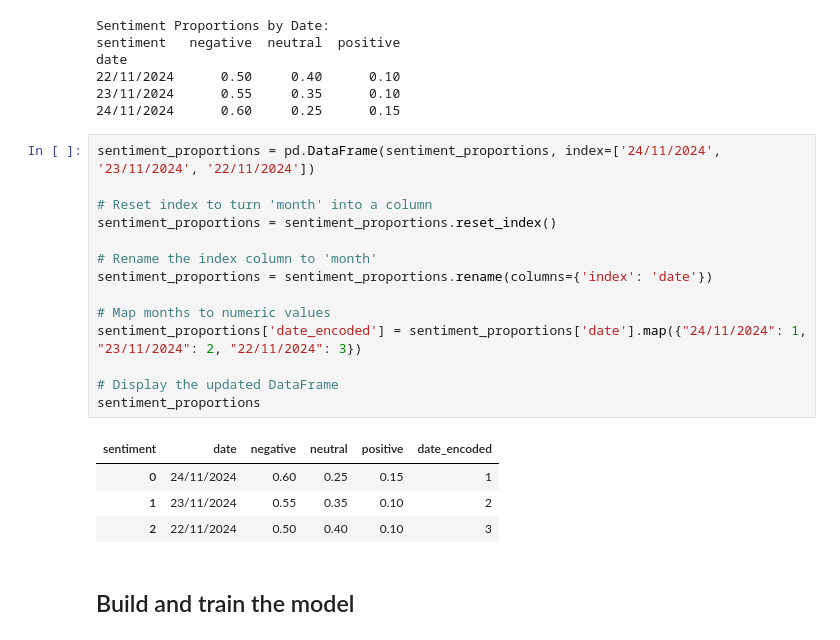
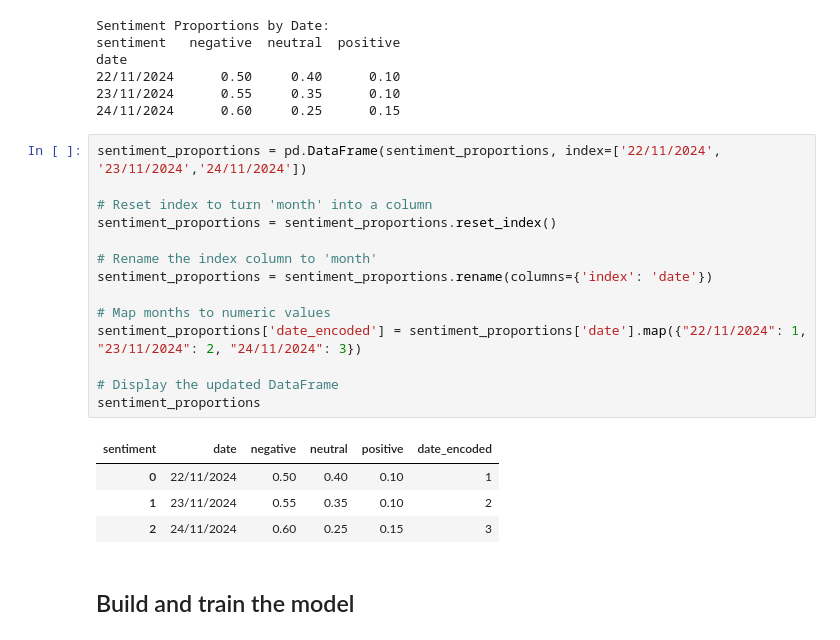
Before and after one commit to elz-ming/ccbd_ui, a Jupyter notebook: api/task6-prediction.ipynb, the cells around one changed output. Drawn from its saved outputs; the diff is of its cells as text.

```diff
--- a/api/task6-prediction.ipynb
+++ b/api/task6-prediction.ipynb
@@ -35,24 +32,24 @@ date
 23/11/2024      0.55     0.35      0.10
 24/11/2024      0.60     0.25      0.15
 # %%
-sentiment_proportions = pd.DataFrame(sentiment_proportions, index=['24/11/2024', '23/11/2024', '22/11/2024'])
+sentiment_proportions = pd.DataFrame(sentiment_proportions, index=['22/11/2024', '23/11/2024','24/11/2024'])
 
 # Reset index to turn 'month' into a column
 sentiment_proportions = sentiment_proportions.reset_index()
 
 # Rename the index column to 'month'
 sentiment_proportions = sentiment_proportions.rename(columns={'index': 'date'})
 
 # Map months to numeric values
-sentiment_proportions['date_encoded'] = sentiment_proportions['date'].map({"24/11/2024": 1, "23/11/2024": 2, "22/11/2024": 3})
+sentiment_proportions['date_encoded'] = sentiment_proportions['date'].map({"22/11/2024": 1, "23/11/2024": 2, "24/11/2024": 3})
 
 # Display the updated DataFrame
 sentiment_proportions
 # %% [output]
 | sentiment | date | negative | neutral | positive | date_encoded |
-| 0 | 24/11/2024 | 0.60 | 0.25 | 0.15 | 1 |
+| 0 | 22/11/2024 | 0.50 | 0.40 | 0.10 | 1 |
 | 1 | 23/11/2024 | 0.55 | 0.35 | 0.10 | 2 |
-| 2 | 22/11/2024 | 0.50 | 0.40 | 0.10 | 3 |
+| 2 | 24/11/2024 | 0.60 | 0.25 | 0.15 | 3 |
 # %% [markdown]
 ## Build and train the model
 # %%
```
Also changed, not shown: parts of 3 cells of this notebook.
